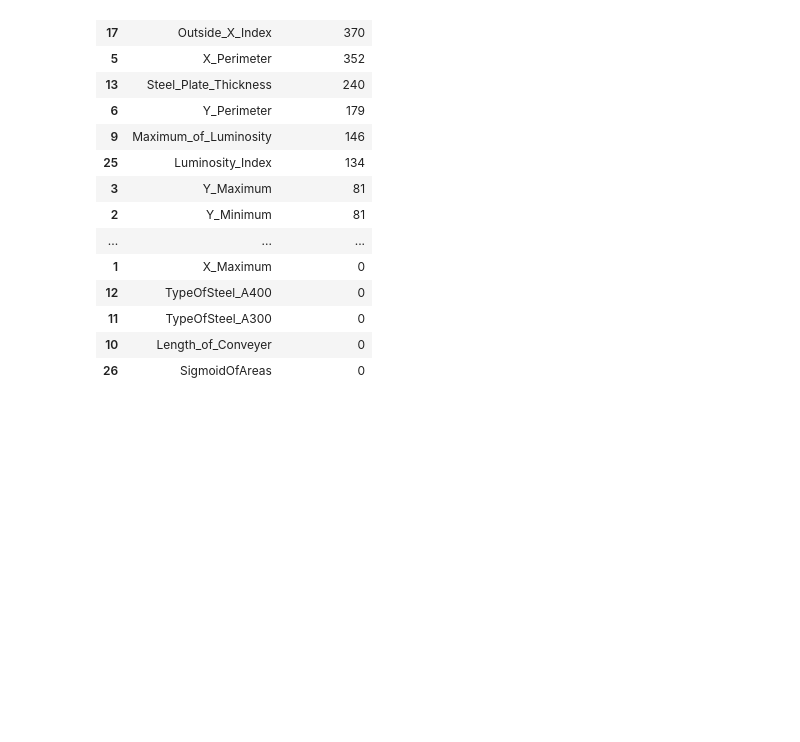
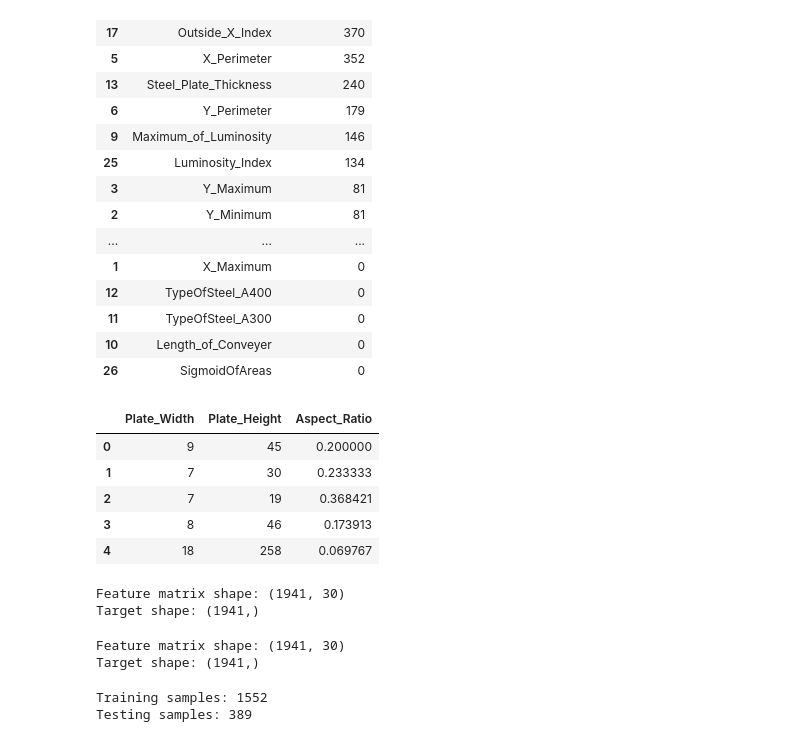
Before and after one commit to Praaneesh/PredictX_Multi_Domain_Predictive_Intelligence, a Jupyter notebook: classification.ipynb, the cells around one changed output. Drawn from its saved outputs; the diff is of its cells as text; code cells hidden in the pictures; blank space fills up the shorter version.

```diff
--- a/classification.ipynb
+++ b/classification.ipynb
@@ -494,3 +494,33 @@ outlier_df.sort_values(
 | 11 | TypeOfSteel_A300 | 0 |
 | 10 | Length_of_Conveyer | 0 |
 | 26 | SigmoidOfAreas | 0 |
+# %%
+# ==============================
+# FEATURE ENGINEERING
+# ==============================
+
+df["Plate_Width"] = (
+    df["X_Maximum"] - df["X_Minimum"] + 1
+)
+
+df["Plate_Height"] = (
+    df["Y_Maximum"] - df["Y_Minimum"] + 1
+)
+
+df["Aspect_Ratio"] = (
+    df["Plate_Width"] /
+    df["Plate_Height"]
+)
+
+df[[
+    "Plate_Width",
+    "Plate_Height",
+    "Aspect_Ratio"
+]].head()
+# %% [output]
+|  | Plate_Width | Plate_Height | Aspect_Ratio |
+| 0 | 9 | 45 | 0.200000 |
+| 1 | 7 | 30 | 0.233333 |
+| 2 | 7 | 19 | 0.368421 |
+| 3 | 8 | 46 | 0.173913 |
+| 4 | 18 | 258 | 0.069767 |
@@ -496,0 +542,26 @@ outlier_df.sort_values(
+# %%
+# ==============================
+# DEFINE FEATURES AND TARGET
+# ==============================
+
+X = df.drop(columns=["target"])
+y = df["target"]
+
+print("Feature matrix shape:", X.shape)
+print("Target shape:", y.shape)
+# %% [output]
+Feature matrix shape: (1941, 30)
+Target shape: (1941,)
+# %%
+# ==============================
+# DEFINE FEATURES AND TARGET
+# ==============================
+
+X = df.drop(columns=["target"])
+y = df["target"]
+
+print("Feature matrix shape:", X.shape)
+print("Target shape:", y.shape)
+# %% [output]
+Feature matrix shape: (1941, 30)
+Target shape: (1941,)
@@ -496,0 +574,18 @@ outlier_df.sort_values(
+# %%
+# ==============================
+# TRAIN / TEST SPLIT
+# ==============================
+
+X_train, X_test, y_train, y_test = train_test_split(
+    X,
+    y,
+    test_size=0.20,
+    random_state=42,
+    stratify=y
+)
+
+print("Training samples:", X_train.shape[0])
+print("Testing samples:", X_test.shape[0])
+# %% [output]
+Training samples: 1552
+Testing samples: 389
```
Also changed, not shown: parts of 5 cells of this notebook.
